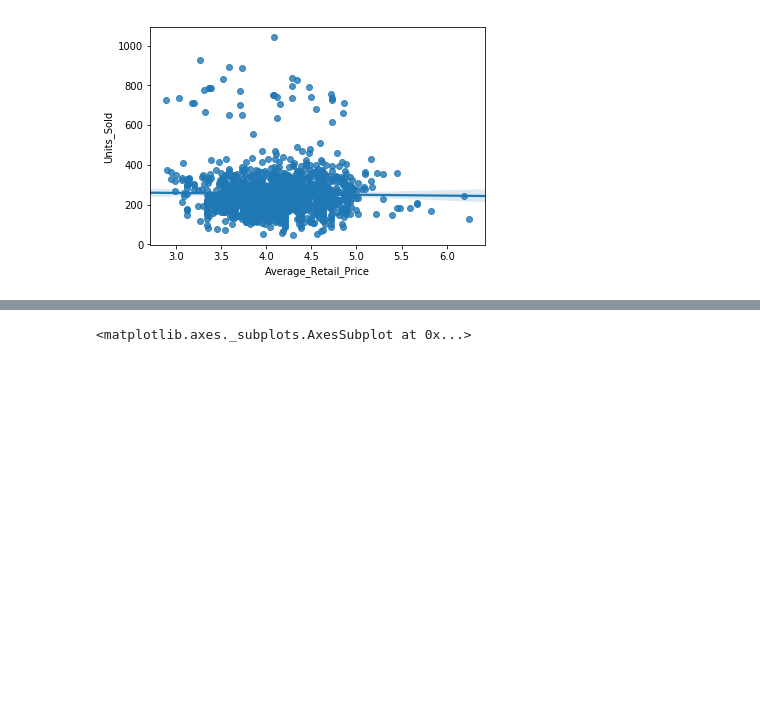
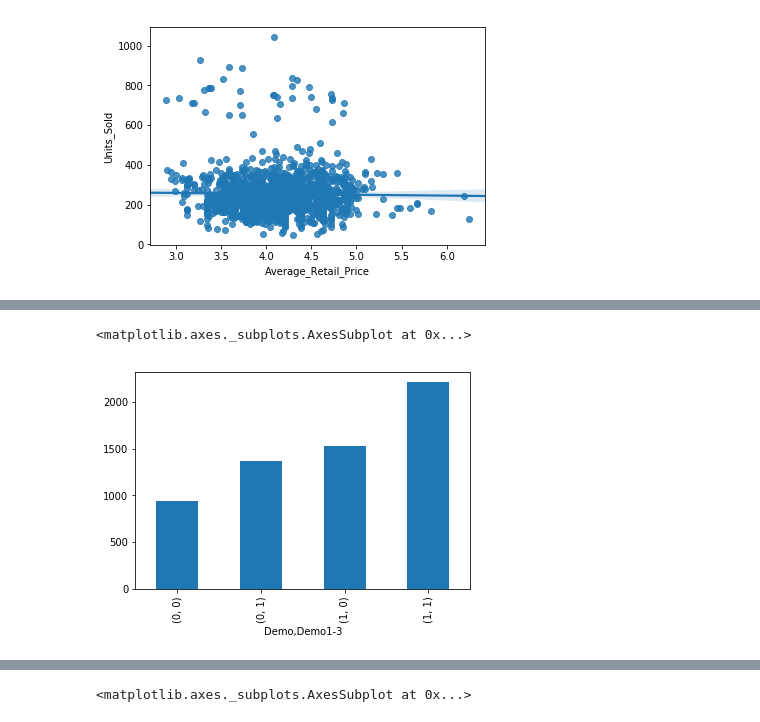
Before and after one commit to slerkpatomsak/ML-CaseStudy, a Jupyter notebook: goodbelly_casestudy.ipynb, the cells around one changed output, grey strips where cells are left out. Saved outputs shown, nothing was run; the diff lists cells and outputs as text; code cells hidden in the pictures; blank space fills up the shorter version.

```diff
--- a/goodbelly_casestudy.ipynb
+++ b/goodbelly_casestudy.ipynb
@@ -291,0 +315,6 @@ group_by.aggregate(np.mean)
+# %%
+groupby_demo03 = bellyfat.groupby(['Demo','Demo1-3']).aggregate(np.mean)
+groupby_demo03.Revenue.plot.bar()
+# %% [output]
+<matplotlib.axes._subplots.AxesSubplot at 0x...>
+[figure, added]
```
Also changed, not shown: parts of 9 cells of this notebook.
